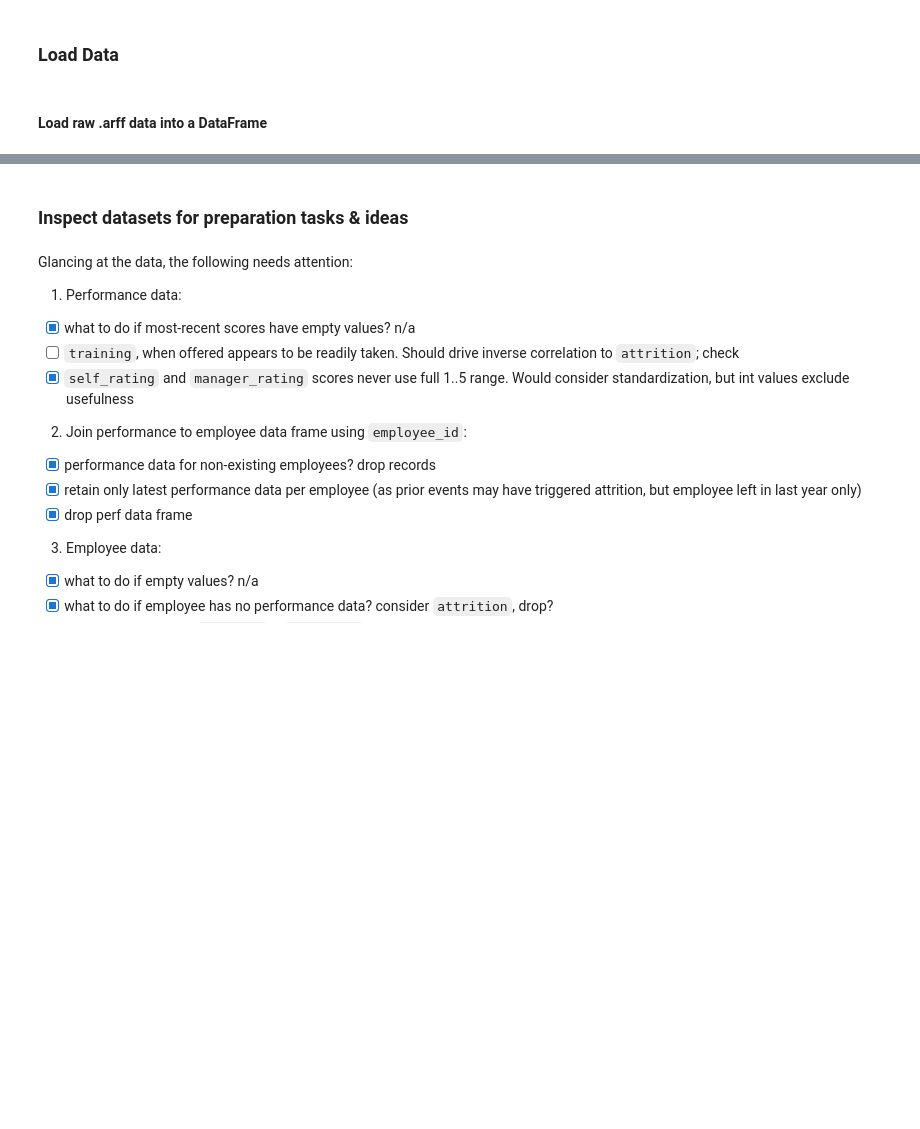
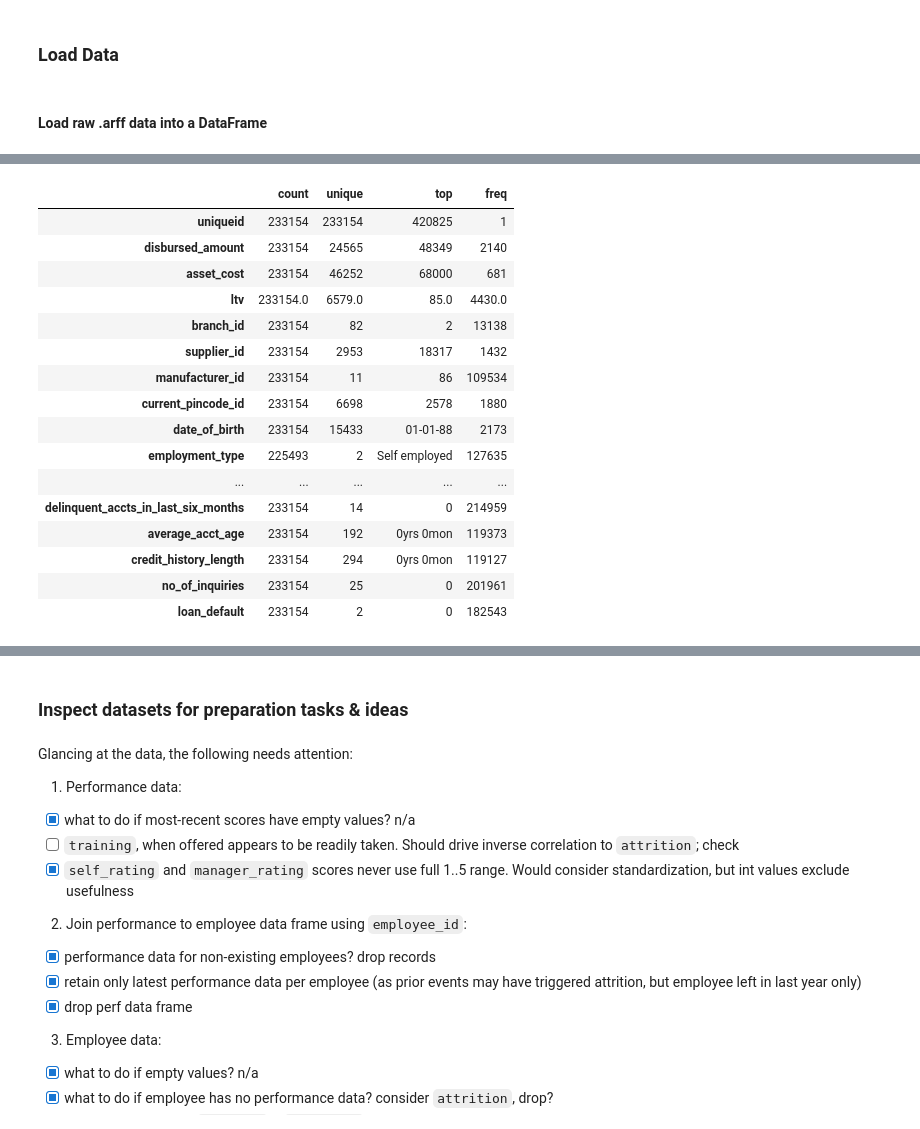
Before and after one commit to julrichkieffer/portfolio-data-science, a Jupyter notebook: 04 vehicle loan default/notebook.ipynb, the cells around one changed output, grey strips where cells are left out. Cells and saved outputs as stored; diff of their text form; code cells hidden in the pictures; blank space fills up the shorter version.

Commit message:
WIP cleaning raw data

```diff
--- a/04 vehicle loan default/notebook.ipynb
+++ b/04 vehicle loan default/notebook.ipynb
@@ -320,6 +317,16 @@ def model_metrics_for_thresholds(y: pd.Series, y_pred: pd.Series, thresholds: It
 # %%
 def all_combinations_of(arr):
     return (combo for choose in range(1 + len(arr)) for combo in map(list, combinations(arr, choose)))
+# %%
+def memory_consumption_of(df: pd.DataFrame, save_as: Optional[str] = None, compare_with: Optional[str] = None) -> pd.DataFrame:
+    print('memory_consumption_of')
+    print(
+        df.memory_usage(deep=True)
+    )
+    print(
+        df.memory_usage(deep=True).sum()
+    )
+    return df
 # %% [markdown]
 ## Data Preparation
 # %% [markdown]
@@ -423,9 +430,15 @@ YearsWithCurrManager
 :   The number of years the employee has worked with their current manager.
 # %% [markdown]
 ### Load Data
+# %%
+def clean_from_raw(df: pd.DataFrame) -> pd.DataFrame:
+    return print('clean_from_raw') or (
+        df
+    )
 # %% [markdown]
 #### Load raw .arff data into a DataFrame
 # %%
+
 %%time
 # from scipy.io import arff   # FAILED as "NotImplementedError: String attributes not supported yet"
 import arff
@@ -438,7 +451,13 @@ print(raw['attributes'])
 columns = [to_snake_case(name) for name, type in raw['attributes']]
 print(f"{columns = }")
 
-df_raw = pd.DataFrame(np.array(raw['data']), columns=columns)
+df_raw = (
+    pd.DataFrame(np.array(raw['data']), columns=columns)
+    .pipe(memory_consumption_of)
+    .pipe(clean_from_raw)
+    .pipe(memory_consumption_of)
+)
+
 
 del arff, raw, columns
 # %% [output]
@@ -491,0 +636,6 @@ df_raw
+# %%
+(df_raw
+    # .pipe(memory_consumption_of)
+    .describe()
+).T
+# %% [output]
@@ -491,0 +643,17 @@ df_raw
+|  | count | unique | top | freq |
+| uniqueid | 233154 | 233154 | 420825 | 1 |
+| disbursed_amount | 233154 | 24565 | 48349 | 2140 |
+| asset_cost | 233154 | 46252 | 68000 | 681 |
+| ltv | 233154.0 | 6579.0 | 85.0 | 4430.0 |
+| branch_id | 233154 | 82 | 2 | 13138 |
+| supplier_id | 233154 | 2953 | 18317 | 1432 |
+| manufacturer_id | 233154 | 11 | 86 | 109534 |
+| current_pincode_id | 233154 | 6698 | 2578 | 1880 |
+| date_of_birth | 233154 | 15433 | 01-01-88 | 2173 |
+| employment_type | 225493 | 2 | Self employed | 127635 |
+| ... | ... | ... | ... | ... |
+| delinquent_accts_in_last_six_months | 233154 | 14 | 0 | 214959 |
+| average_acct_age | 233154 | 192 | 0yrs 0mon | 119373 |
+| credit_history_length | 233154 | 294 | 0yrs 0mon | 119127 |
+| no_of_inquiries | 233154 | 25 | 0 | 201961 |
+| loan_default | 233154 | 2 | 0 | 182543 |
```
Also changed, not shown: parts of 13 cells of this notebook.
